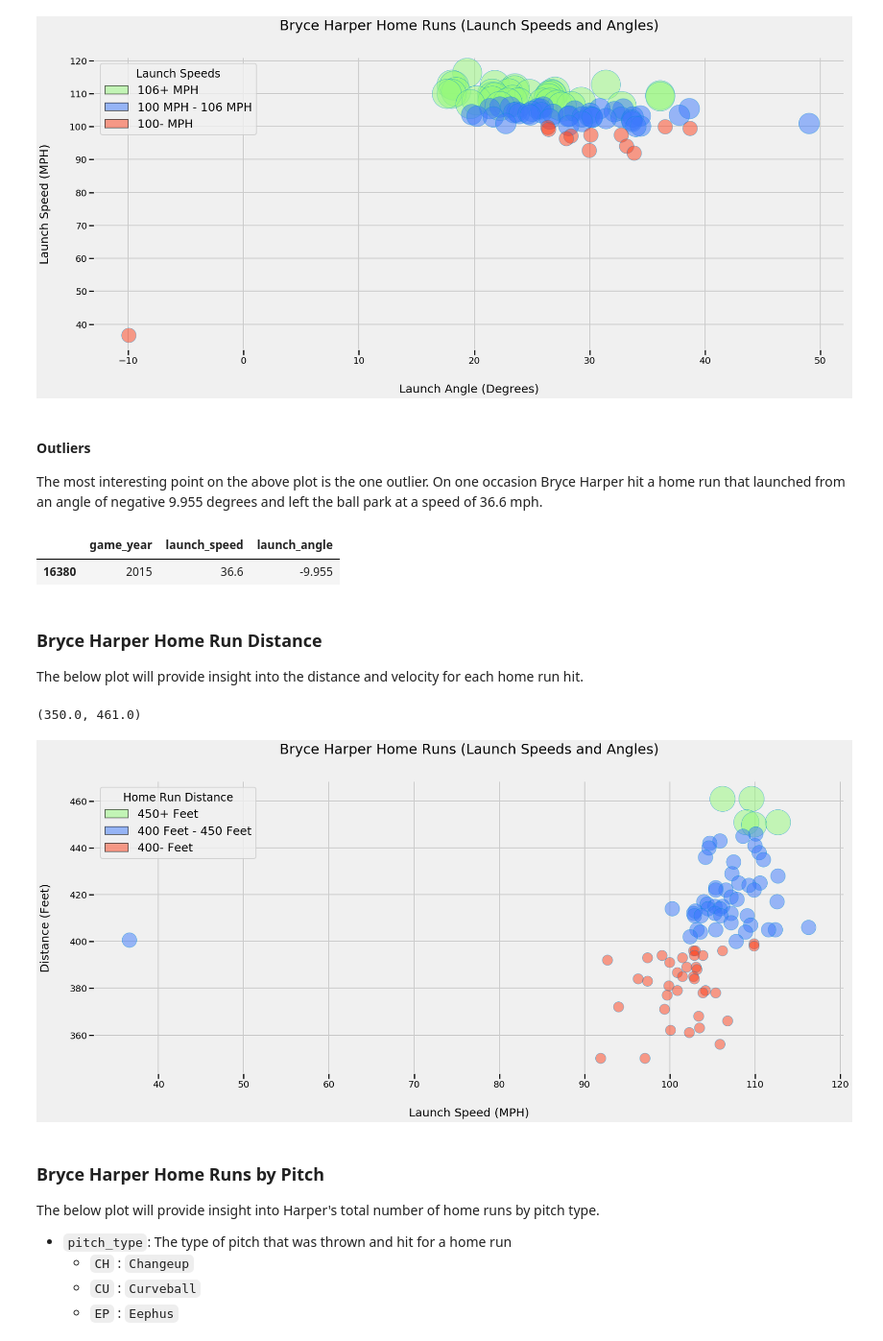
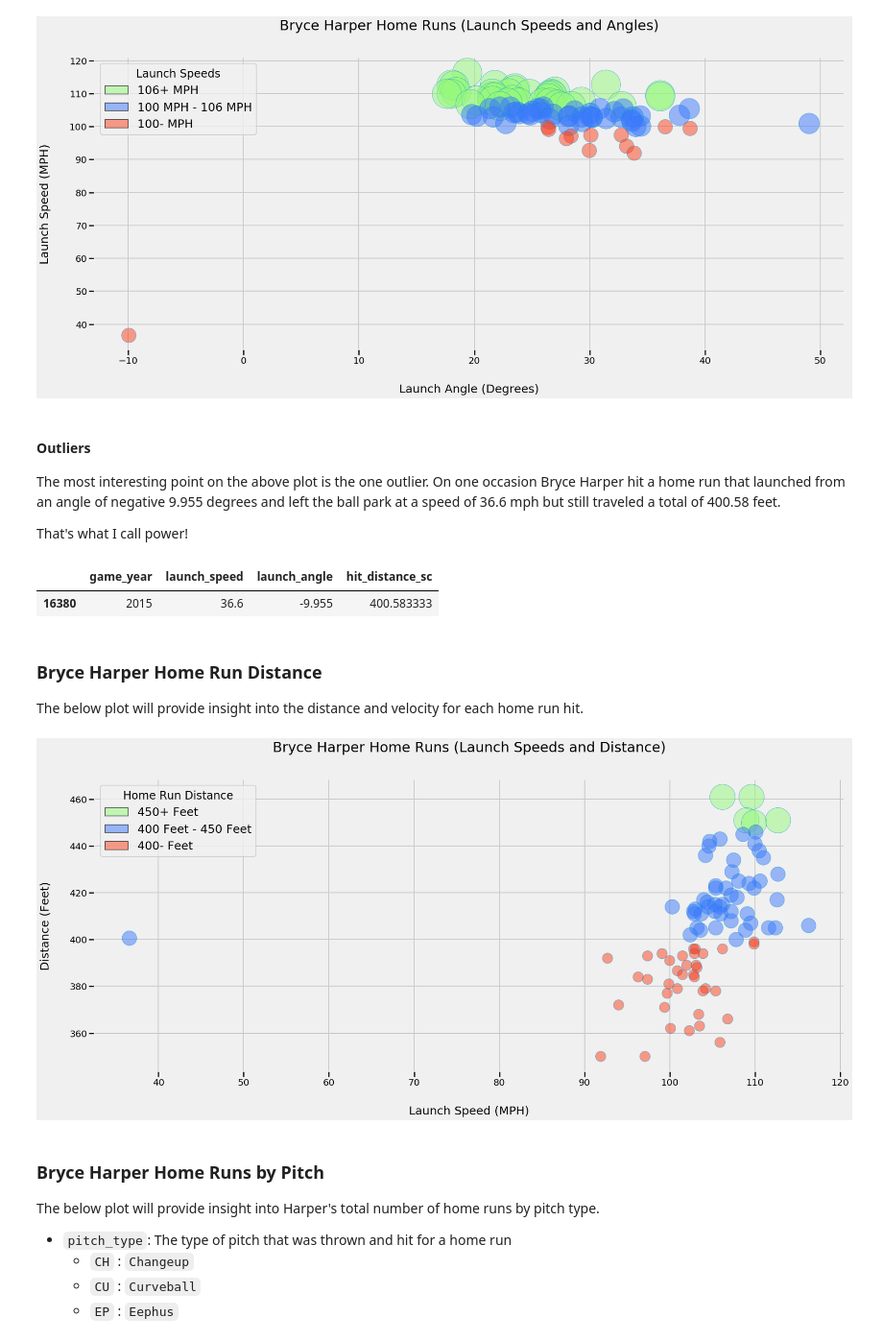
Before and after one commit to datanelson518/Bryce-Harper-Home-Run-Review, a Jupyter notebook: notebooks/01-BryceHarper_ScoutingReport.ipynb, the cells around one changed output. Shown: that part at 96% size. Cells and saved outputs as stored; diff of their text form; code cells hidden in the pictures.

Commit message:
harper initial push

```diff
--- a/notebooks/01-BryceHarper_ScoutingReport.ipynb
+++ b/notebooks/01-BryceHarper_ScoutingReport.ipynb
@@ -142,12 +150,14 @@ plt.tight_layout();
 # %% [markdown]
 #### Outliers
 
-The most interesting point on the above plot is the one outlier. On one occasion Bryce Harper hit a home run that launched from an angle of negative 9.955 degrees and left the ball park at a speed of 36.6 mph.
+The most interesting point on the above plot is the one outlier. On one occasion Bryce Harper hit a home run that launched from an angle of negative 9.955 degrees and left the ball park at a speed of 36.6 mph but still traveled a total of 400.58 feet.
+
+That's what I call power!
 # %%
-harper_df[harper_df['launch_speed'] < 50][['game_year', 'launch_speed', 'launch_angle']]
+harper_df[harper_df['launch_speed'] < 50][['game_year', 'launch_speed', 'launch_angle', 'hit_distance_sc']]
 # %% [output]
-|  | game_year | launch_speed | launch_angle |
-| 16380 | 2015 | 36.6 | -9.955 |
+|  | game_year | launch_speed | launch_angle | hit_distance_sc |
+| 16380 | 2015 | 36.6 | -9.955 | 400.583333 |
 # %% [markdown]
 ### Bryce Harper Home Run Distance
 
@@ -155,10 +165,6 @@ The below plot will provide insight into the distance and velocity for each home
 # %%
 harper_distance = harper_df[['launch_speed', 'hit_distance_sc']].copy()
 harper_distance.sort_values('hit_distance_sc', ascending=False, inplace=True)
-# %%
-harper_distance['hit_distance_sc'].min(), harper_distance['hit_distance_sc'].max()
-# %% [output]
-(350.0, 461.0)
 # %%
 ps = []
 color=[]
@@ -177,32 +183,33 @@ harper_distance['color'] = color
 # %%
 plt.figure(figsize=(25, 12))
 
 sns.set_context('poster', rc={'patch.linewidth':2})
 
-plt.title('Bryce Harper Home Runs (Launch Speeds and Angles)', fontsize=30, pad=60)
+plt.title('Bryce Harper Home Runs (Launch Speeds and Distance)', fontsize=30, pad=60)
 
 a = sns.regplot(harper_distance['launch_speed'],
                 harper_distance['hit_distance_sc'],
                 scatter_kws={'s':harper_distance['point_size'], 'facecolors':harper_distance['color'], 'alpha':.5},
                 fit_reg=False)
 
 
 plt.xlabel('Launch Speed (MPH)', fontsize=25, labelpad=40)
 plt.ylabel('Distance (Feet)', fontsize=25, labelpad=40)
 
 
 a.tick_params(labelsize=20,labelcolor="k")
 sns.despine()
 
 greenpatches = mpatches.Patch(edgecolor='k', facecolor='#96f97b', label='450+ Feet', alpha=.5)
 bluepatches = mpatches.Patch(edgecolor='k', facecolor='#3d7afd', label='400 Feet - 450 Feet', alpha=.5)
 redpatches = mpatches.Patch(edgecolor='k', facecolor='#fd411e', label='400- Feet', alpha=.5)
 
 plt.legend(title='Home Run Distance', handles=[greenpatches, bluepatches, redpatches], loc=2, fontsize=25)
 
 plt.tight_layout();
+plt.savefig('../plots/speeds_distance.png')
 # %% [output]
-[figure, old version]
+[figure, new version]
 # %% [markdown]
 ### Bryce Harper Home Runs by Pitch
 
```
Also changed, not shown: parts of 17 cells of this notebook, 10 other files.
